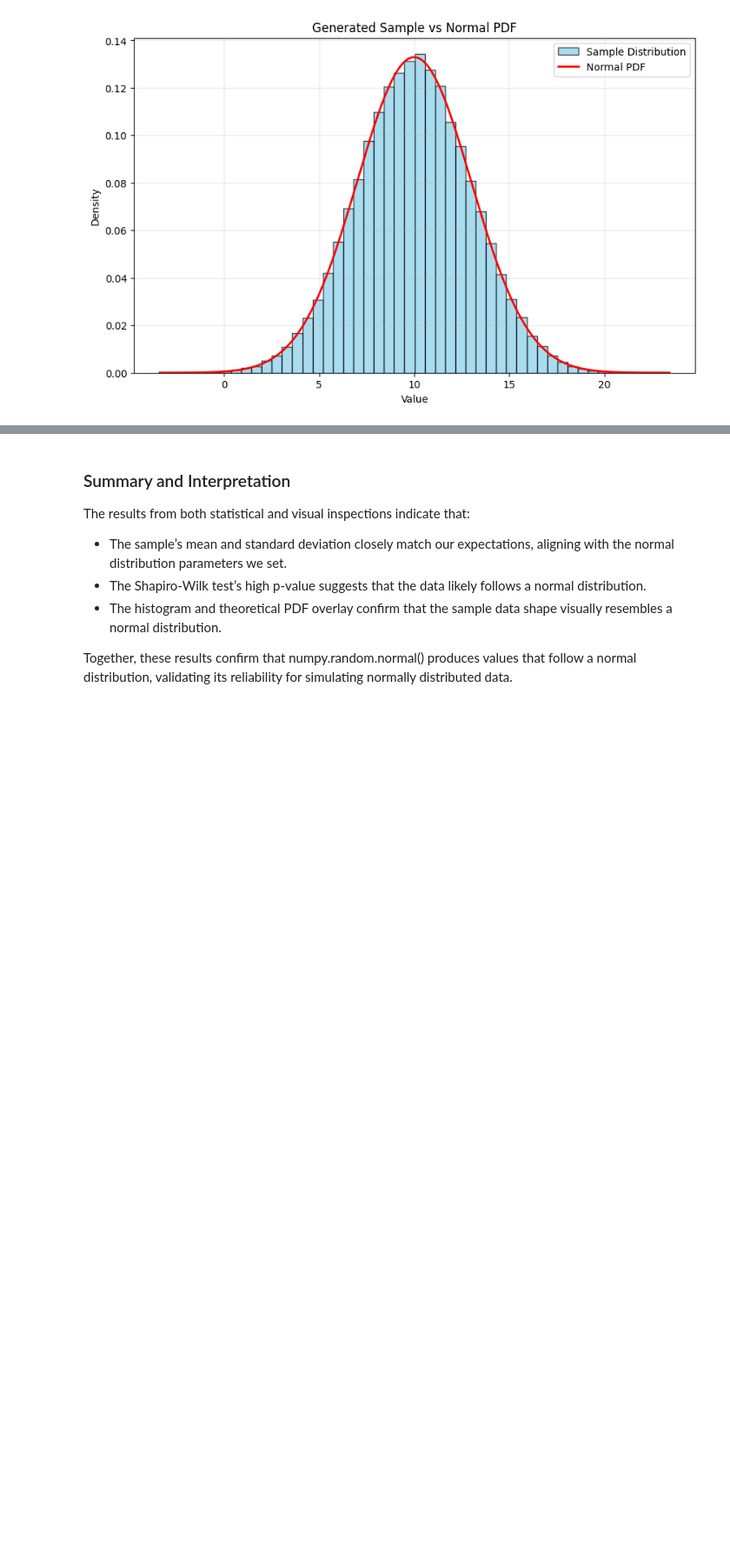
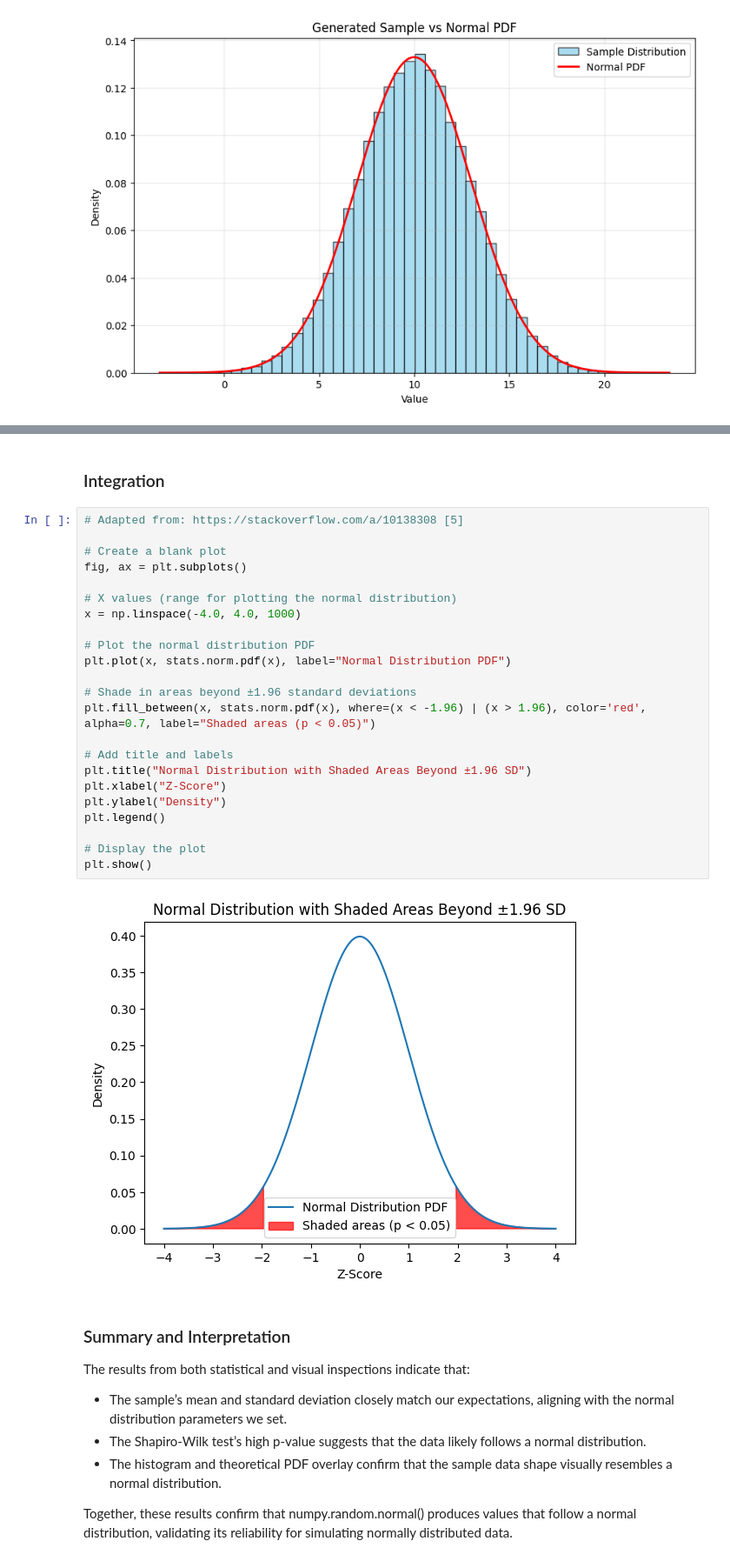
Before and after one commit to benjanning/applied_statistics, a Jupyter notebook: tasks.ipynb, the cells around one changed output, grey strips where cells are left out. Shown at 87% size. Cells and saved outputs as stored; diff of their text form; blank space fills up the shorter version.

Commit message:
work on normal distribution

```diff
--- a/tasks.ipynb
+++ b/tasks.ipynb
@@ -267,3 +280,30 @@ plt.show()
+# %% [markdown]
+### Integration
+# %%
+# Adapted from: https://stackoverflow.com/a/10138308 [5]
+
+# Create a blank plot
+fig, ax = plt.subplots()
+
+# X values (range for plotting the normal distribution)
+x = np.linspace(-4.0, 4.0, 1000)
+
+# Plot the normal distribution PDF
+plt.plot(x, stats.norm.pdf(x), label="Normal Distribution PDF")
+
+# Shade in areas beyond ±1.96 standard deviations
+plt.fill_between(x, stats.norm.pdf(x), where=(x < -1.96) | (x > 1.96), color='red', alpha=0.7, label="Shaded areas (p < 0.05)")
+
+# Add title and labels
+plt.title("Normal Distribution with Shaded Areas Beyond ±1.96 SD")
+plt.xlabel("Z-Score")
+plt.ylabel("Density")
+plt.legend()
+
+# Display the plot
+plt.show()
+# %% [output]
+[figure, added]
 # %% [markdown]
 ### Summary and Interpretation
 The results from both statistical and visual inspections indicate that:
```
Also changed, not shown: parts of 5 cells of this notebook.
